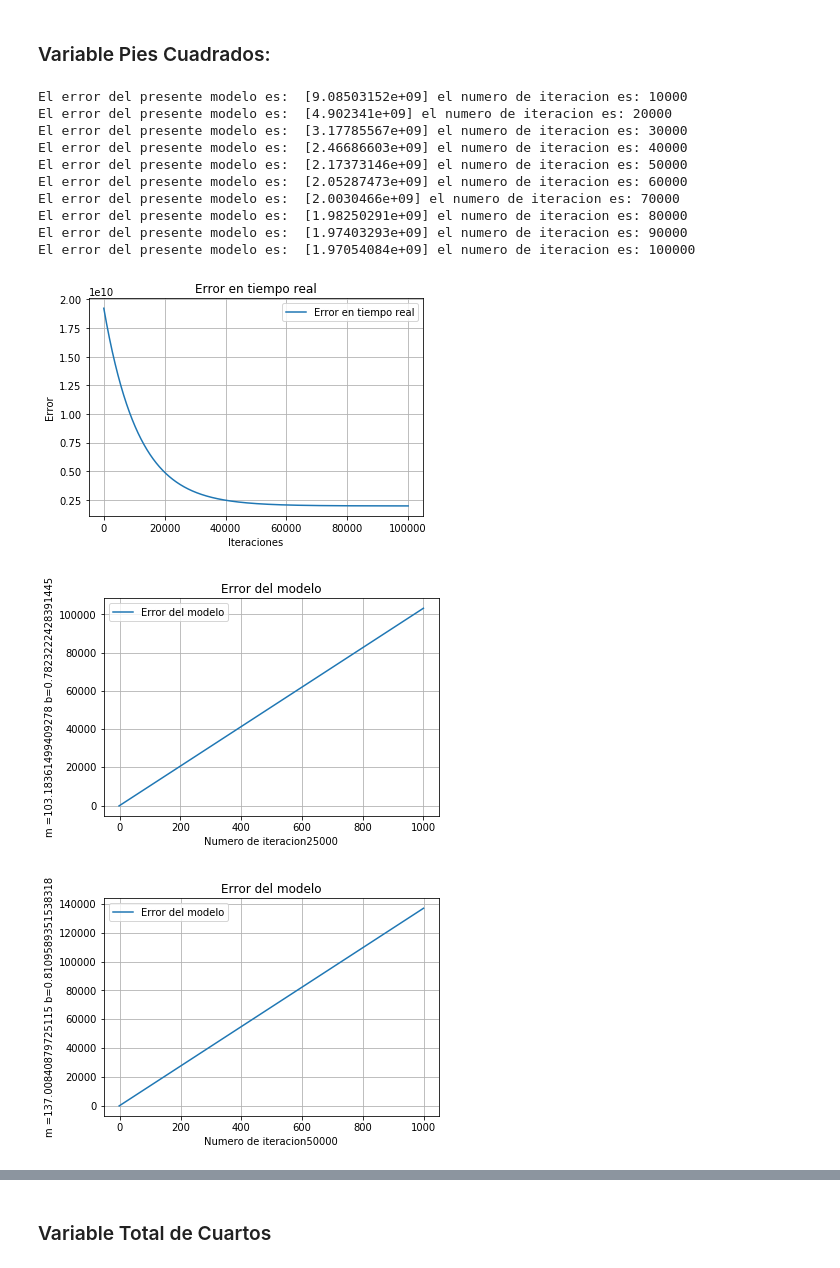
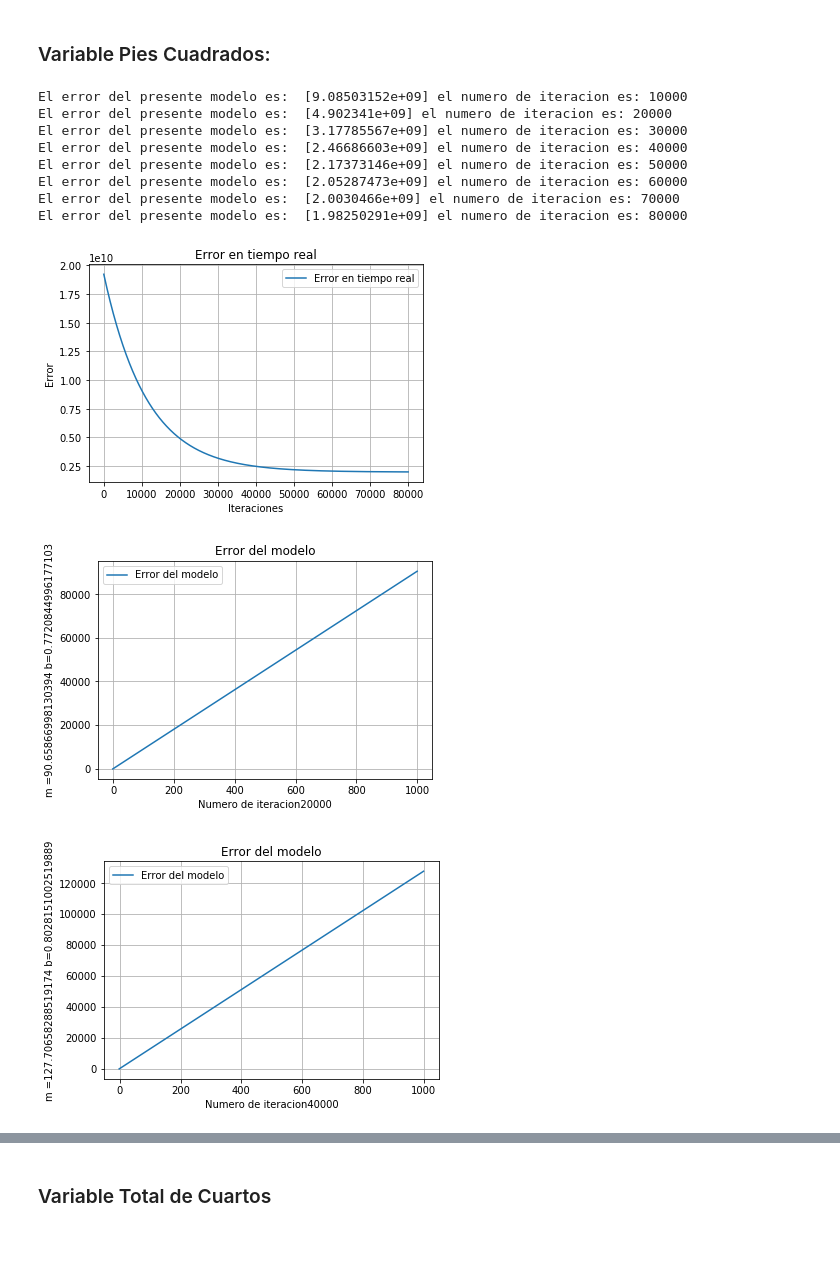
Before and after one commit to franmorales/DSGalileo, a Jupyter notebook: pyProject.ipynb, the cells around one changed output, grey strips where cells are left out. Saved outputs shown, nothing was run; the diff lists cells and outputs as text; code cells hidden in the pictures; blank space fills up the shorter version.

```diff
--- a/pyProject.ipynb
+++ b/pyProject.ipynb
@@ -410,20 +407,18 @@ El error del presente modelo es:  [1.54026088e+09] el numero de iteracion es: 20
 # %% [markdown]
 ### Variable Pies Cuadrados:
 # %%
-manualMB2 = trainingFunction(x = X2ArrayTrain, y = YArrayTrain, ite = 100000,showError=10000, learnR=0.00000000003)
+manualMB2 = trainingFunction(x = X2ArrayTrain, y = YArrayTrain, ite = 80000,showError=10000, learnR=0.00000000003)
 visualizacionError(manualMB2[1])
-visualizacionModelos(dataStruct=manualMB2[0],n= 25000)
+visualizacionModelos(dataStruct=manualMB2[0],n= 20000)
 # %% [output]
 El error del presente modelo es:  [9.08503152e+09] el numero de iteracion es: 10000
 El error del presente modelo es:  [4.902341e+09] el numero de iteracion es: 20000
 El error del presente modelo es:  [3.17785567e+09] el numero de iteracion es: 30000
 El error del presente modelo es:  [2.46686603e+09] el numero de iteracion es: 40000
 El error del presente modelo es:  [2.17373146e+09] el numero de iteracion es: 50000
 El error del presente modelo es:  [2.05287473e+09] el numero de iteracion es: 60000
 El error del presente modelo es:  [2.0030466e+09] el numero de iteracion es: 70000
 El error del presente modelo es:  [1.98250291e+09] el numero de iteracion es: 80000
-El error del presente modelo es:  [1.97403293e+09] el numero de iteracion es: 90000
-El error del presente modelo es:  [1.97054084e+09] el numero de iteracion es: 100000
-[figure, old version]
+[figure, new version]
-[figure, old version]
+[figure, new version]
-[figure, old version]
+[figure, new version]
```
Also changed, not shown: parts of 5 cells of this notebook.
